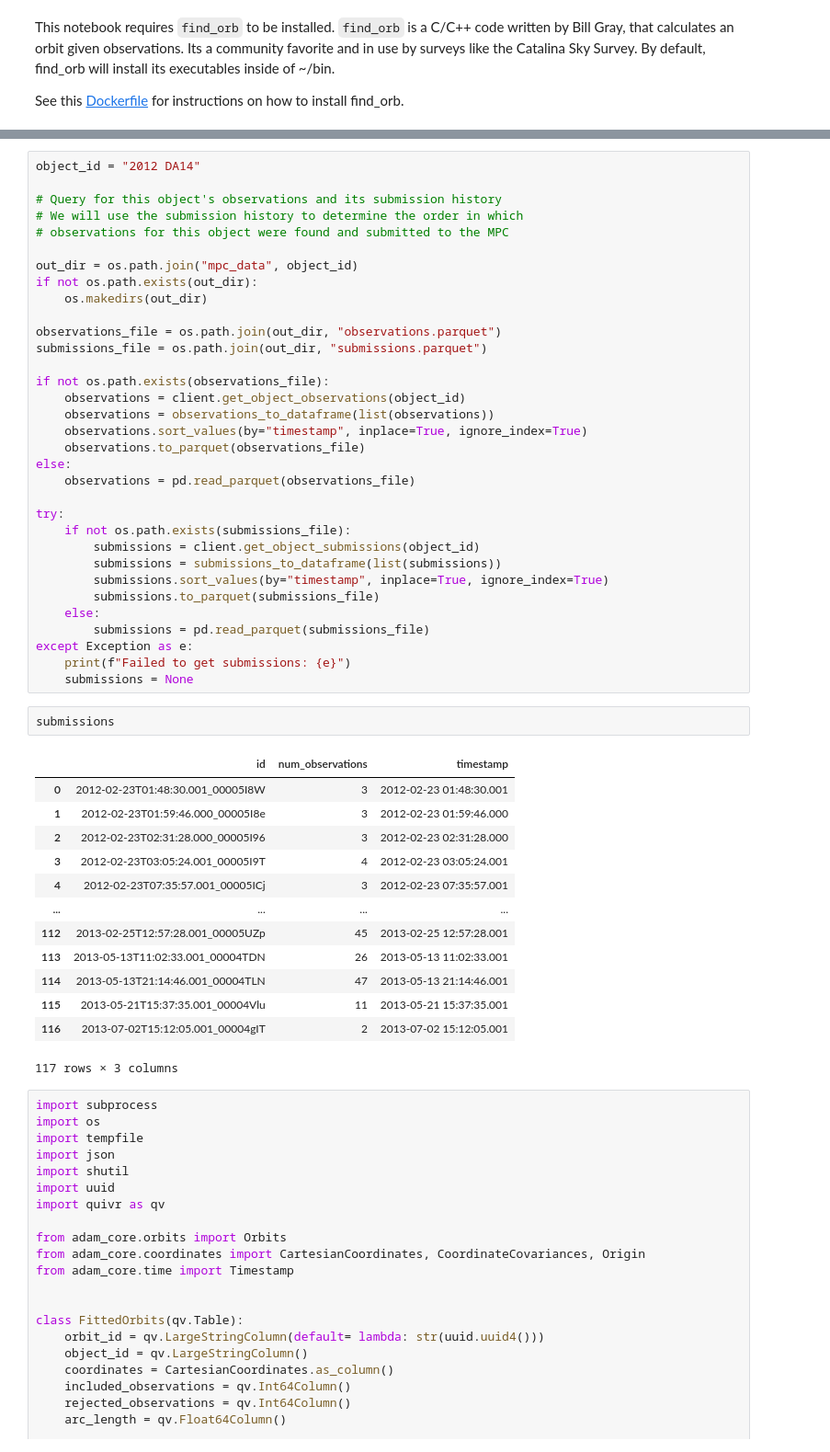
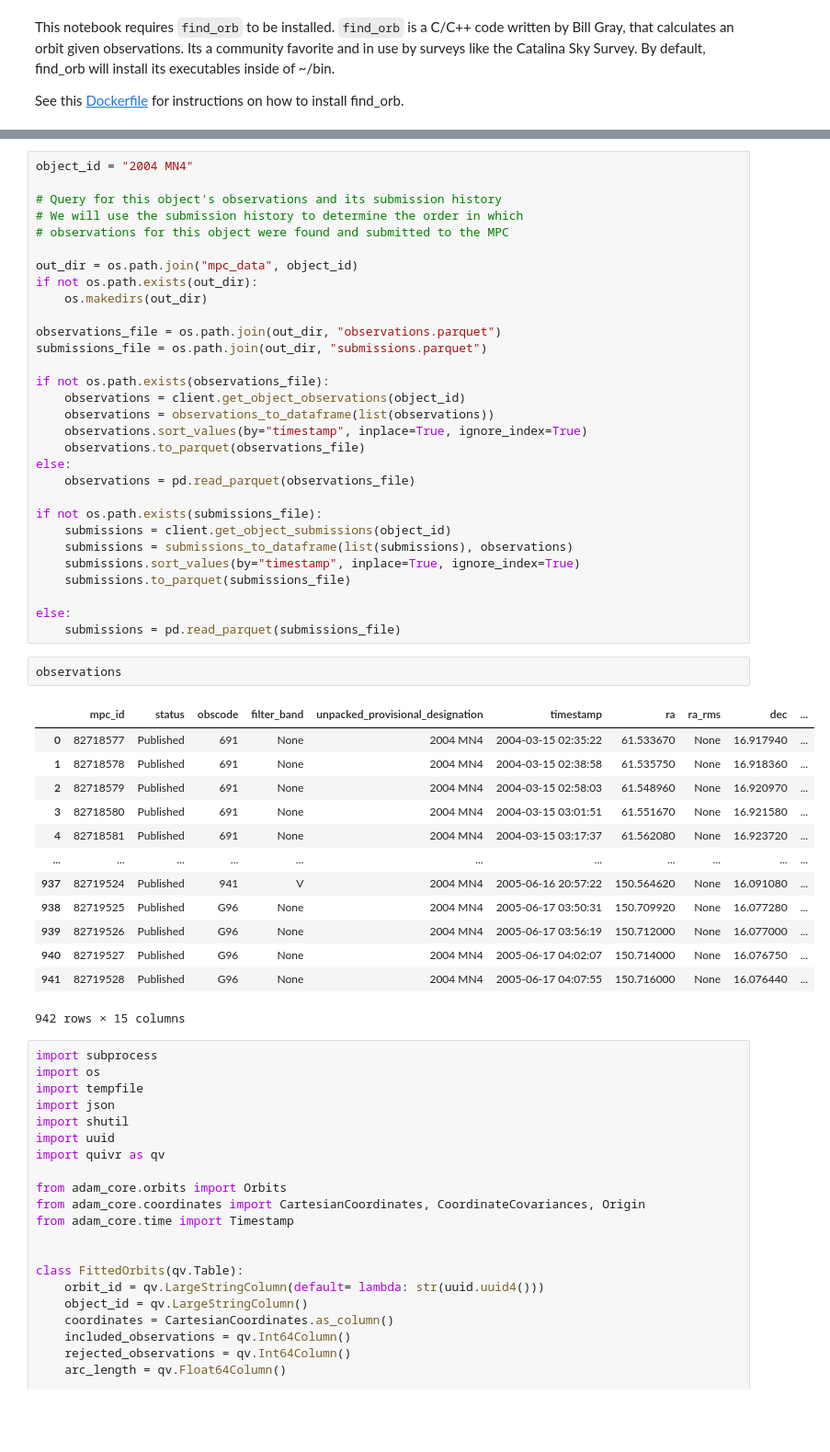
Before and after one commit to moeyensj/experimental_notebooks, a Jupyter notebook: openspace_uncertainty/orbit_fitting.ipynb, the cells around one changed output, grey strips where cells are left out. Shown at 92% size. Cells and saved outputs as stored; diff of their text form; blank space fills up the shorter version.

```diff
--- a/openspace_uncertainty/orbit_fitting.ipynb
+++ b/openspace_uncertainty/orbit_fitting.ipynb
@@ -25,5 +58,5 @@ See this [Dockerfile](https://github.com/Bill-Gray/find_orb/blob/master/Dockerfi
 # %%
-object_id = "2012 DA14"
+object_id = "2004 MN4"
 
 # Query for this object's observations and its submission history
 # We will use the submission history to determine the order in which
@@ -44,33 +77,30 @@ if not os.path.exists(observations_file):
 else:
     observations = pd.read_parquet(observations_file)
 
-try:
-    if not os.path.exists(submissions_file):
-        submissions = client.get_object_submissions(object_id)
-        submissions = submissions_to_dataframe(list(submissions))
-        submissions.sort_values(by="timestamp", inplace=True, ignore_index=True)
-        submissions.to_parquet(submissions_file)
-    else:
-        submissions = pd.read_parquet(submissions_file)
-except Exception as e:
-    print(f"Failed to get submissions: {e}")
-    submissions = None
+if not os.path.exists(submissions_file):
+    submissions = client.get_object_submissions(object_id)
+    submissions = submissions_to_dataframe(list(submissions), observations)
+    submissions.sort_values(by="timestamp", inplace=True, ignore_index=True)
+    submissions.to_parquet(submissions_file)
+
+else:
+    submissions = pd.read_parquet(submissions_file)
-# %%
-submissions
-# %% [output]
-|  | id | num_observations | timestamp |
-| 0 | 2012-02-23T01:48:30.001_00005I8W | 3 | 2012-02-23 01:48:30.001 |
-| 1 | 2012-02-23T01:59:46.000_00005I8e | 3 | 2012-02-23 01:59:46.000 |
-| 2 | 2012-02-23T02:31:28.000_00005I96 | 3 | 2012-02-23 02:31:28.000 |
-| 3 | 2012-02-23T03:05:24.001_00005I9T | 4 | 2012-02-23 03:05:24.001 |
-| 4 | 2012-02-23T07:35:57.001_00005ICj | 3 | 2012-02-23 07:35:57.001 |
-| ... | ... | ... | ... |
-| 112 | 2013-02-25T12:57:28.001_00005UZp | 45 | 2013-02-25 12:57:28.001 |
-| 113 | 2013-05-13T11:02:33.001_00004TDN | 26 | 2013-05-13 11:02:33.001 |
-| 114 | 2013-05-13T21:14:46.001_00004TLN | 47 | 2013-05-13 21:14:46.001 |
-| 115 | 2013-05-21T15:37:35.001_00004Vlu | 11 | 2013-05-21 15:37:35.001 |
-| 116 | 2013-07-02T15:12:05.001_00004gIT | 2 | 2013-07-02 15:12:05.001 |
-117 rows × 3 columns
+# %%
+observations
+# %% [output]
+|  | mpc_id | status | obscode | filter_band | unpacked_provisional_designation | timestamp | ra | ra_rms | dec | ... |
+| 0 | 82718577 | Published | 691 | None | 2004 MN4 | 2004-03-15 02:35:22 | 61.533670 | None | 16.917940 | ... |
+| 1 | 82718578 | Published | 691 | None | 2004 MN4 | 2004-03-15 02:38:58 | 61.535750 | None | 16.918360 | ... |
+| 2 | 82718579 | Published | 691 | None | 2004 MN4 | 2004-03-15 02:58:03 | 61.548960 | None | 16.920970 | ... |
+| 3 | 82718580 | Published | 691 | None | 2004 MN4 | 2004-03-15 03:01:51 | 61.551670 | None | 16.921580 | ... |
+| 4 | 82718581 | Published | 691 | None | 2004 MN4 | 2004-03-15 03:17:37 | 61.562080 | None | 16.923720 | ... |
+| ... | ... | ... | ... | ... | ... | ... | ... | ... | ... | ... |
+| 937 | 82719524 | Published | 941 | V | 2004 MN4 | 2005-06-16 20:57:22 | 150.564620 | None | 16.091080 | ... |
+| 938 | 82719525 | Published | G96 | None | 2004 MN4 | 2005-06-17 03:50:31 | 150.709920 | None | 16.077280 | ... |
+| 939 | 82719526 | Published | G96 | None | 2004 MN4 | 2005-06-17 03:56:19 | 150.712000 | None | 16.077000 | ... |
+| 940 | 82719527 | Published | G96 | None | 2004 MN4 | 2005-06-17 04:02:07 | 150.714000 | None | 16.076750 | ... |
+| 941 | 82719528 | Published | G96 | None | 2004 MN4 | 2005-06-17 04:07:55 | 150.716000 | None | 16.076440 | ... |
+942 rows × 15 columns
 # %%
 import subprocess
 import os
```
Also changed, not shown: parts of 10 cells of this notebook, 19 other files.
